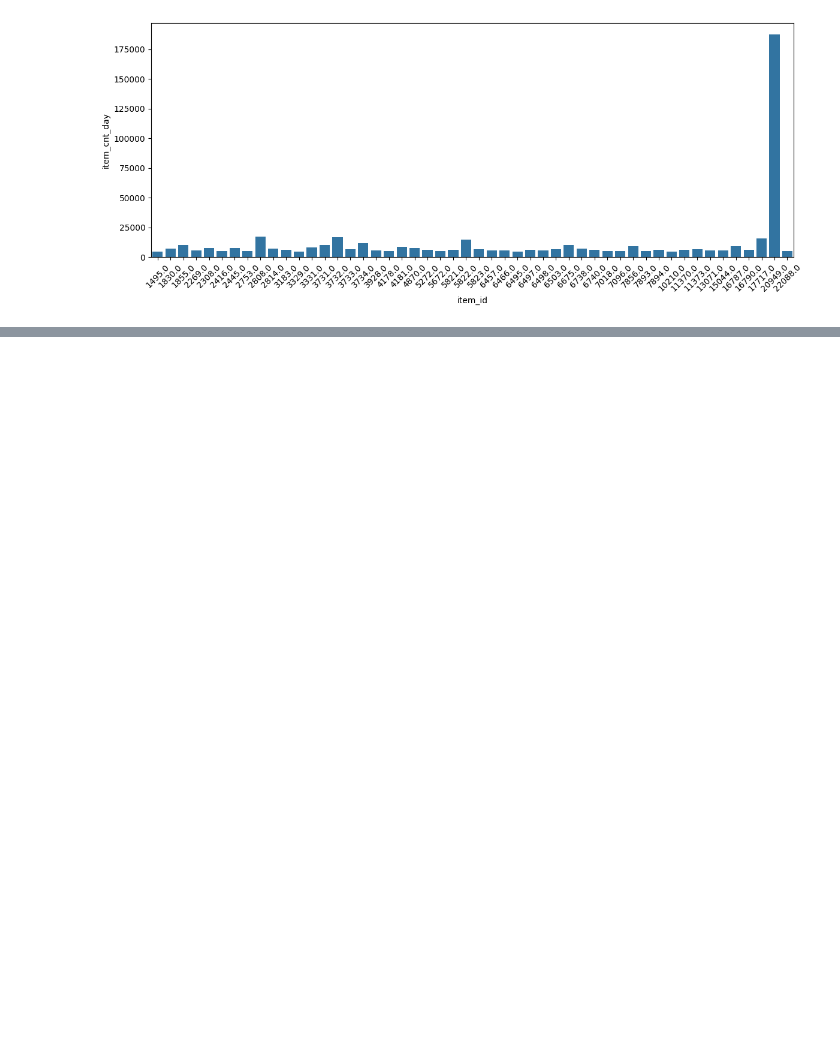
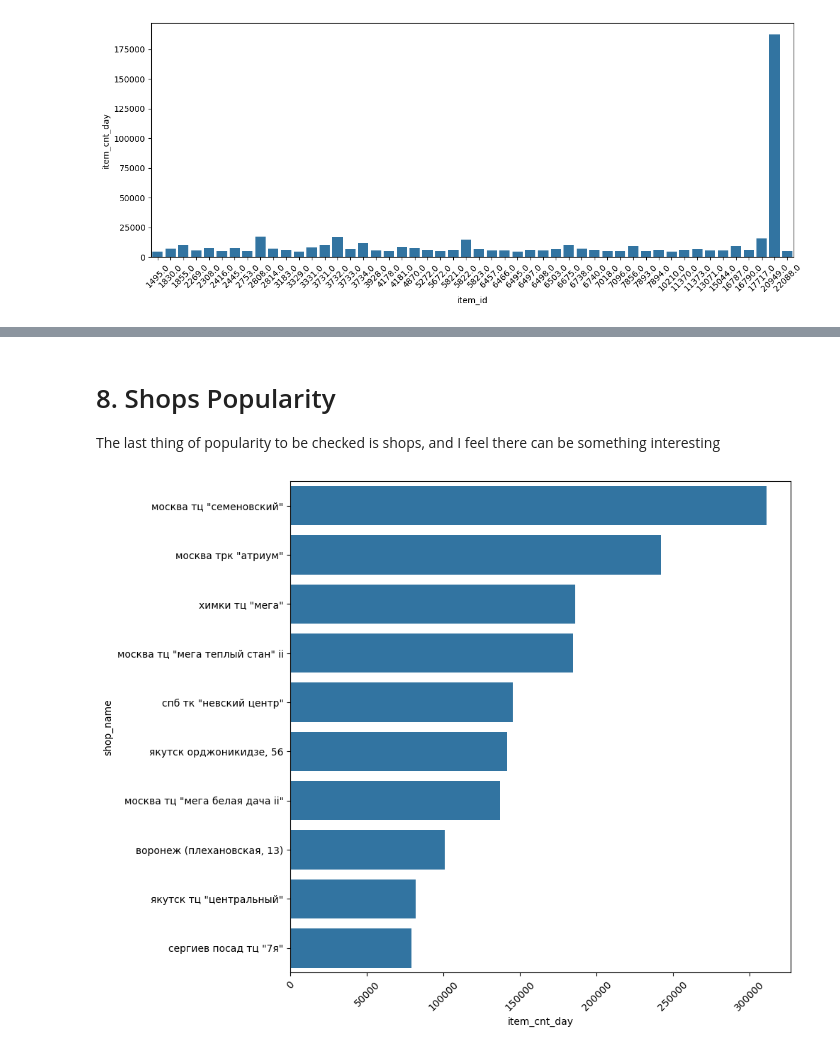
Before and after one commit to Dybal-Ilia/Innowise-Dybal, a Jupyter notebook: notebooks/EDA.ipynb, the cells around one changed output, grey strips where cells are left out. Drawn from its saved outputs; the diff is of its cells as text; code cells hidden in the pictures; blank space fills up the shorter version.

Commit message:
DS/1.2 Added comprehensive popularity analysis on category, item, shop and city

```diff
--- a/notebooks/EDA.ipynb
+++ b/notebooks/EDA.ipynb
@@ -336,0 +343,12 @@ plt.show()
+# %% [markdown]
+# 8. Shops Popularity
+The last thing of popularity to be checked is shops, and I feel there can be something interesting
+# %%
+top_shops = df.groupby('shop_name')['item_cnt_day'].sum()
+plt.figure(figsize=(10, 8))
+sns.barplot(data=top_shops.nlargest(10), orient='h')
+plt.tick_params('x', rotation=45)
+plt.tight_layout()
+plt.show()
+# %% [output]
+[figure, added]
```
Also changed, not shown: parts of 19 cells of this notebook.
